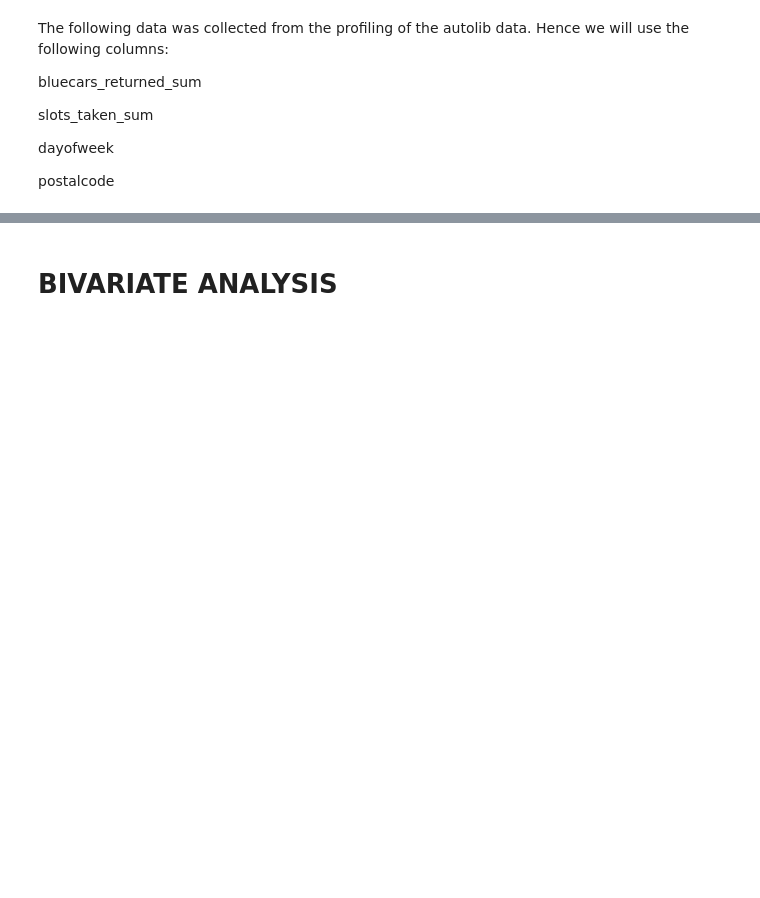
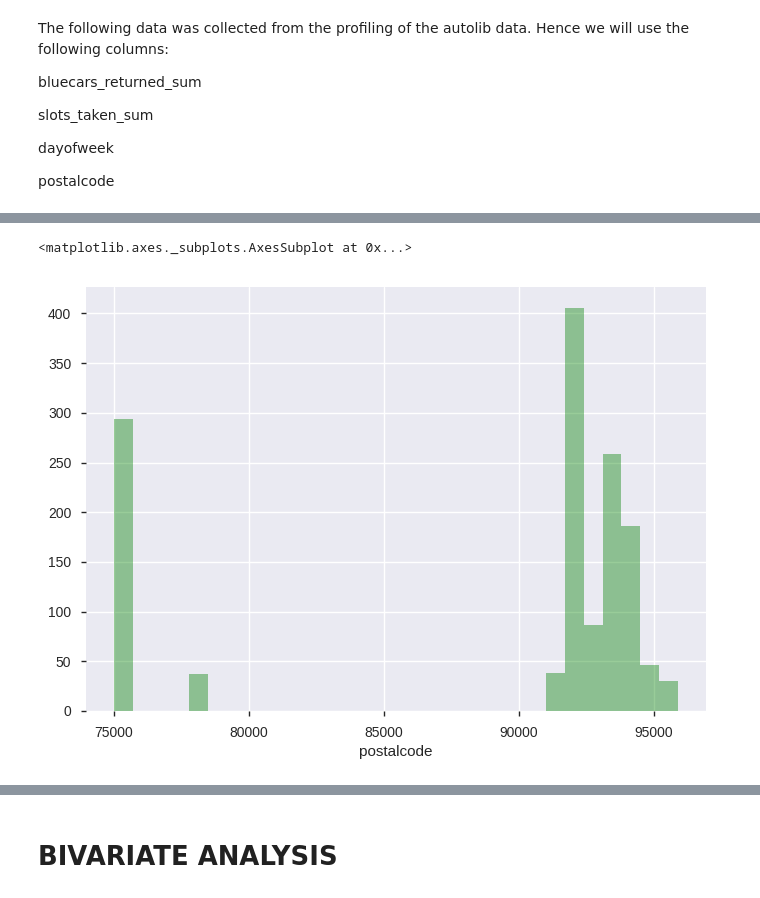
Before and after one commit to cecilia-wanja/An-analysis-of-electric-cars, a Jupyter notebook: Moringa_Data_Science_Core_W3_Independent_Project_2019_23rd_Cecilia_Gichohi_Python_Notebook.ipynb, the cells around one changed output, grey strips where cells are left out. Saved outputs shown, nothing was run; the diff lists cells and outputs as text; code cells hidden in the pictures; blank space fills up the shorter version.

```diff
--- a/Moringa_Data_Science_Core_W3_Independent_Project_2019_23rd_Cecilia_Gichohi_Python_Notebook.ipynb
+++ b/Moringa_Data_Science_Core_W3_Independent_Project_2019_23rd_Cecilia_Gichohi_Python_Notebook.ipynb
@@ -302,0 +325,7 @@ postalcode
+# %%
+sns.distplot(df.postalcode, kde=False, bins = 30,color = 'green')
+
+#most of the postal codes lie between 90000 and 95000.
+# %% [output]
+<matplotlib.axes._subplots.AxesSubplot at 0x...>
+[figure, added]
```
Also changed, not shown: parts of 33 cells of this notebook.
